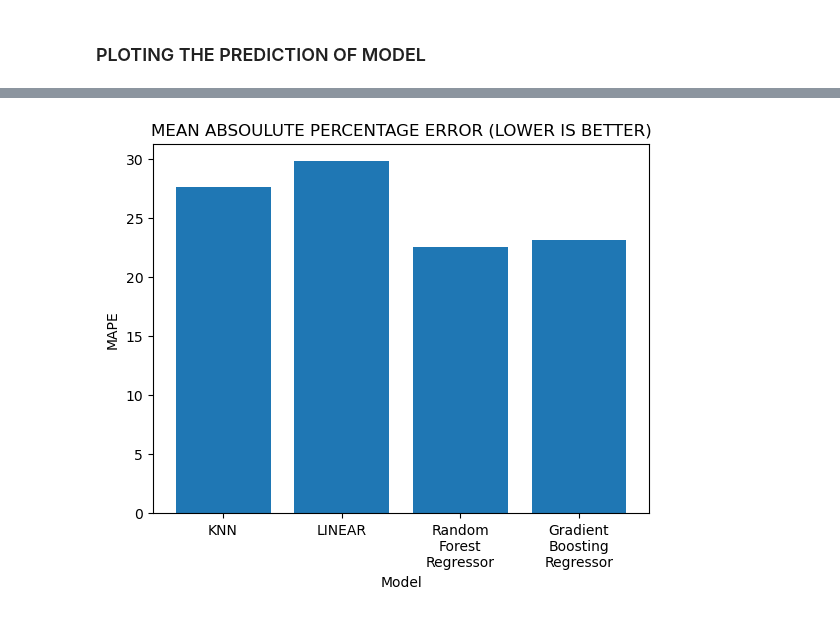
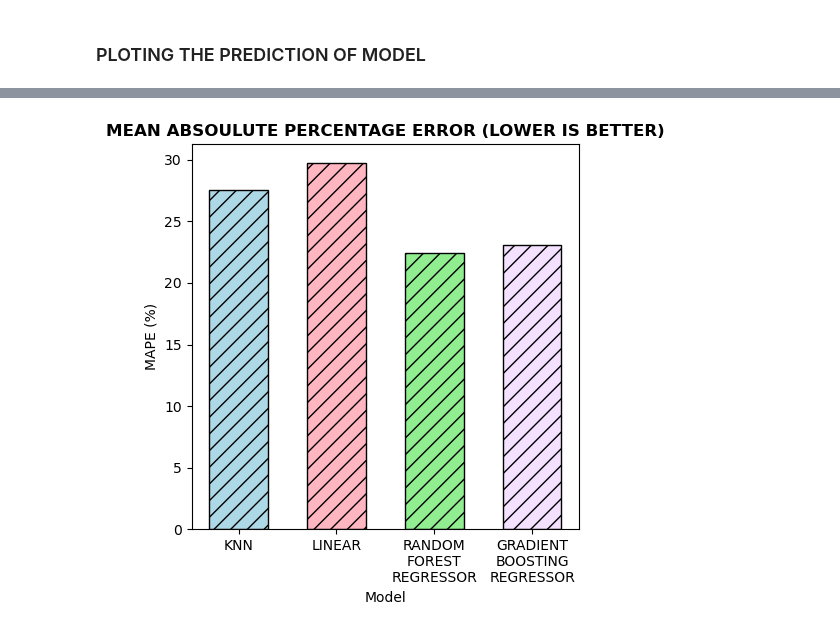
Before and after one commit to sahil-deo/Notebooks, a Jupyter notebook: RegressionModelComparision/RegressionModelComparsion.ipynb, the cells around one changed output, grey strips where cells are left out. Drawn from its saved outputs; the diff is of its cells as text; code cells hidden in the pictures.

```diff
--- a/RegressionModelComparision/RegressionModelComparsion.ipynb
+++ b/RegressionModelComparision/RegressionModelComparsion.ipynb
@@ -132,11 +148,20 @@ MEAN ABSOULUTE PERCENTAGE ERROR
 # %%
-plt.bar(
-    ['KNN', 'LINEAR', 'Random\nForest\nRegressor', 'Gradient\nBoosting\nRegressor'],
-    [mape_KNN*100, mape_Linear*100, mape_RandomForestRegressor*100, mape_GradientBoostingRegressor*100]
+plt.figure(figsize=(5, 5))
+bars=plt.bar(
+    ['KNN', 'LINEAR', 'RANDOM\nFOREST\nREGRESSOR', 'GRADIENT\nBOOSTING\nREGRESSOR'],
+    [mape_KNN*100, mape_Linear*100, mape_RandomForestRegressor*100, mape_GradientBoostingRegressor*100],
+    color=['#ADD8E6', '#FFB6C1', '#90EE90', '#f4e0ff'],
+    edgecolor='black', width=0.6
 )
+
+for bar in bars:
+    bar.set_hatch('//')
+
+
 plt.xlabel('Model')
-plt.ylabel('MAPE')
-plt.title('MEAN ABSOULUTE PERCENTAGE ERROR (LOWER IS BETTER)')
+plt.ylabel('MAPE (%)')
+
+plt.title('MEAN ABSOULUTE PERCENTAGE ERROR (LOWER IS BETTER)', fontweight='bold', fontsize=12)
 plt.show()
 # %% [output]
-[figure, old version]
+[figure, new version]
```
Also changed, not shown: parts of 5 cells of this notebook.
